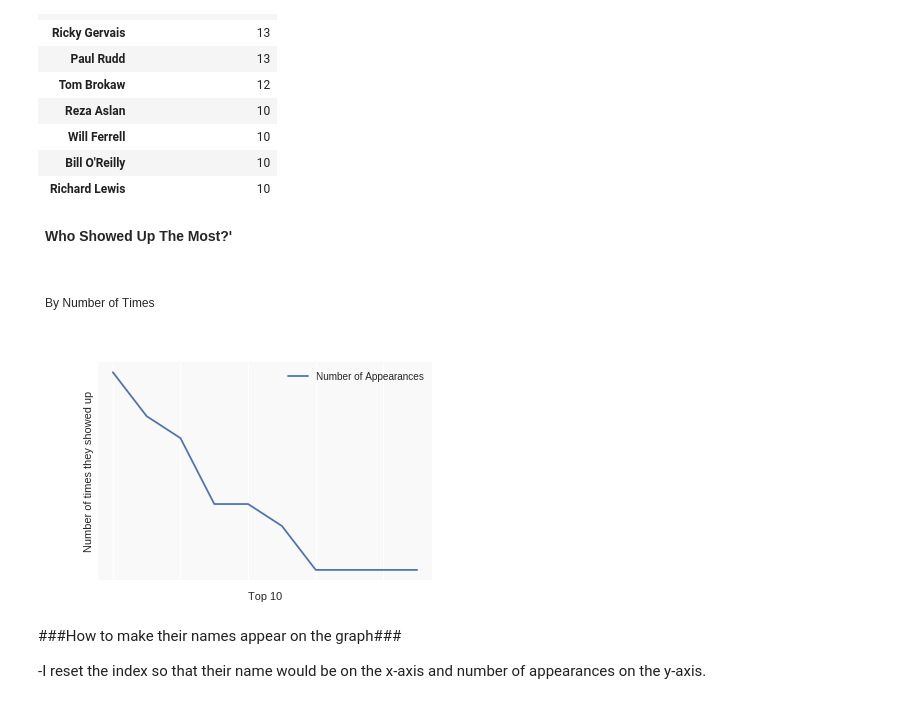
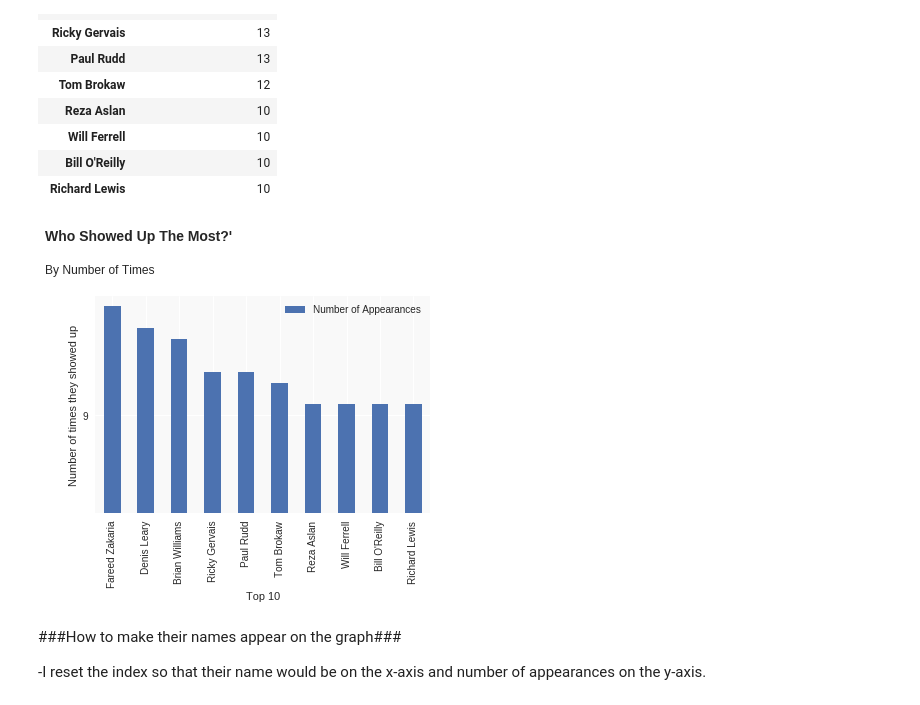
Before and after one commit to Hira63S/DS-Unit-1-Sprint-3-Data-Storytelling, a Jupyter notebook: Hira_DS_Unit_1_Sprint_Challenge_3_Data_Storytelling.ipynb, the cells around one changed output. Drawn from its saved outputs; the diff is of its cells as text; code cells hidden in the pictures.

Commit message:
It looks much better now. I can't believe I spent so much time trying to figure something as simple as a crosstab. It looks much better now though, with the bar graph

```diff
--- a/Hira_DS_Unit_1_Sprint_Challenge_3_Data_Storytelling.ipynb
+++ b/Hira_DS_Unit_1_Sprint_Challenge_3_Data_Storytelling.ipynb
@@ -130,0 +91,2 @@ subset.head()
+# %%
+crosstab_percent = crosstab_percent.drop(columns='Other')
@@ -177,7 +108,3 @@ Name: Occupation, dtype: float64
-# %%
-df.set_index('Occupation')
-# %%
-df.set_index('Year', inplace = True)
 # %% [markdown]
 ###How to get Percentage###
 # %% [markdown]
@@ -206,7 +133,7 @@ display(example)
 # %%
 subset = subset.drop(columns='Other')
 # %%
-ax = subset.plot()
+ax = crosstab_percent.plot()
 color_sequence = ['#1f77b4', '#aec7e8', '#ff7f0e']
 
 ax.set(yticks=range(0,110,25), facecolor='#f9f9f9')
@@ -273,16 +200,18 @@ top_10
 # %%
 top_10.set_index('Guest', inplace=True)
 # %%
-p = top_10.plot()
+p = top_10.plot.bar()
 
 p.set(xlabel= 'Top 10', ylabel='Number of times they showed up', yticks=range(9,20,15), facecolor='#f9f9f9')
 
 p.text(x=-2, y=25, s="Who Showed Up The Most?'", fontsize = 14,
        fontweight='bold');
 
 p.text(x=-2, y=22, s='By Number of Times', fontsize=12);
+
+ax.tick_params(labelrotation=0)
 # %% [output]
-[figure, old version]
+[figure, new version]
 # %% [markdown]
 ###How to make their names appear on the graph###
 
```
Also changed, not shown: parts of 23 cells of this notebook.
